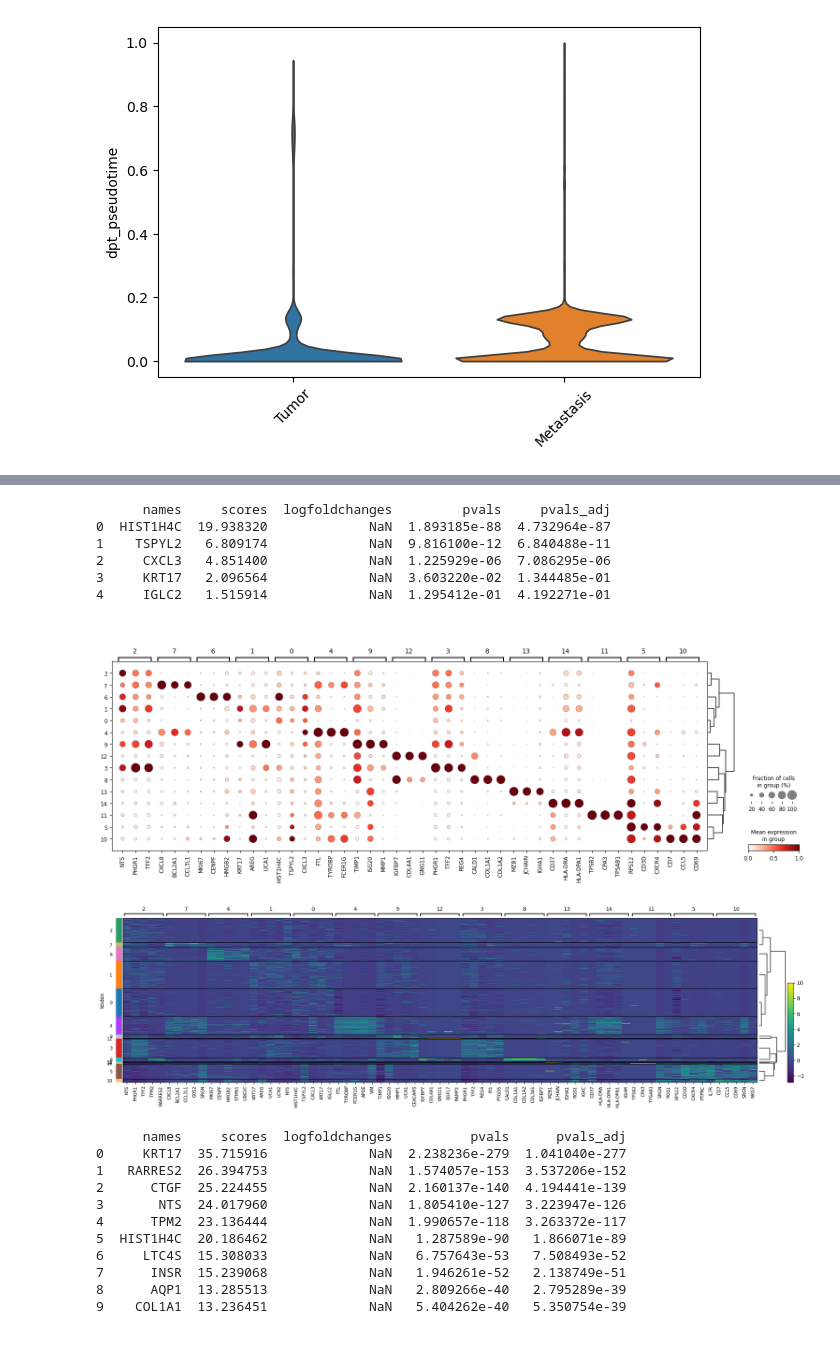
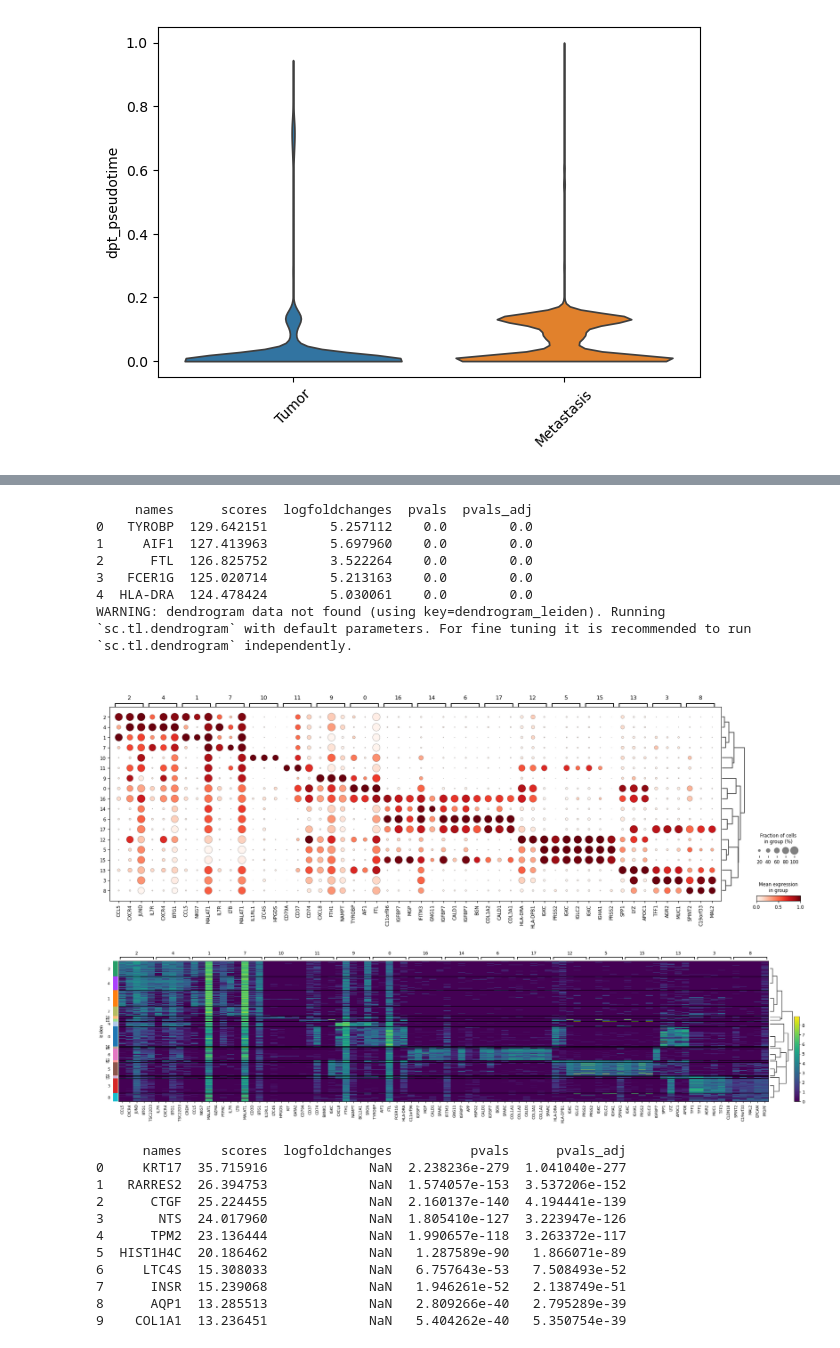
Before and after one commit to rinickulous/final2-project-scread, a Jupyter notebook: scanpy.ipynb, the cells around one changed output, grey strips where cells are left out. Saved outputs shown, nothing was run; the diff lists cells and outputs as text; code cells hidden in the pictures.

```diff
--- a/scanpy.ipynb
+++ b/scanpy.ipynb
@@ -608,7 +1018,7 @@ import pandas as pd
 import os
 
 # 0) (Re)load your saved object
-adata = sc.read_h5ad('results/combined_all_samples2.h5ad')
+adata = sc.read_h5ad('results/combined_all_samples_final.h5ad')
 
 # 1) Stash the log‐normalized matrix so we can compute true fold‐changes
 adata.raw = adata
@@ -620,42 +1030,43 @@ sc.tl.rank_genes_groups(
     method='wilcoxon',
     use_raw=True
 )
 
 # 3) View the top 5 markers for cluster “0”
 df0 = sc.get.rank_genes_groups_df(adata, group='0')
 print(df0.head(5))
 
 # 4) DotPlot of the top 3 markers per cluster
 sc.pl.rank_genes_groups_dotplot(
     adata,
     n_genes=3,
     groupby='leiden',
     standard_scale='var',
     dendrogram=True
 )
 
 # 5) Heatmap of the top 5 markers per cluster
 sc.pl.rank_genes_groups_heatmap(
     adata,
     n_genes=5,
     groupby='leiden',
     show_gene_labels=True,
     dendrogram=True
 )
 
 # 6) Export all cluster markers to CSV
 markers = sc.get.rank_genes_groups_df(adata, None)
 os.makedirs('results', exist_ok=True)
-markers.to_csv('results/cluster_markers_all.csv', index=False)
+markers.to_csv('results/cluster_markers_final.csv', index=False)
 # %% [output]
-      names     scores  logfoldchanges         pvals     pvals_adj
-0  HIST1H4C  19.938320             NaN  1.893185e-88  4.732964e-87
-1    TSPYL2   6.809174             NaN  9.816100e-12  6.840488e-11
-2     CXCL3   4.851400             NaN  1.225929e-06  7.086295e-06
-3     KRT17   2.096564             NaN  3.603220e-02  1.344485e-01
-4     IGLC2   1.515914             NaN  1.295412e-01  4.192271e-01
+     names      scores  logfoldchanges  pvals  pvals_adj
+0   TYROBP  129.642151        5.257112    0.0        0.0
+1     AIF1  127.413963        5.697960    0.0        0.0
+2      FTL  126.825752        3.522264    0.0        0.0
+3   FCER1G  125.020714        5.213163    0.0        0.0
+4  HLA-DRA  124.478424        5.030061    0.0        0.0
+WARNING: dendrogram data not found (using key=dendrogram_leiden). Running `sc.tl.dendrogram` with default parameters. For fine tuning it is recommended to run `sc.tl.dendrogram` independently.
-[figure, old version]
+[figure, new version]
-[figure, old version]
+[figure, new version]
 # %%
 # rank genes for tissue comparison
 sc.tl.rank_genes_groups(
```
Also changed, not shown: parts of 17 cells of this notebook.
